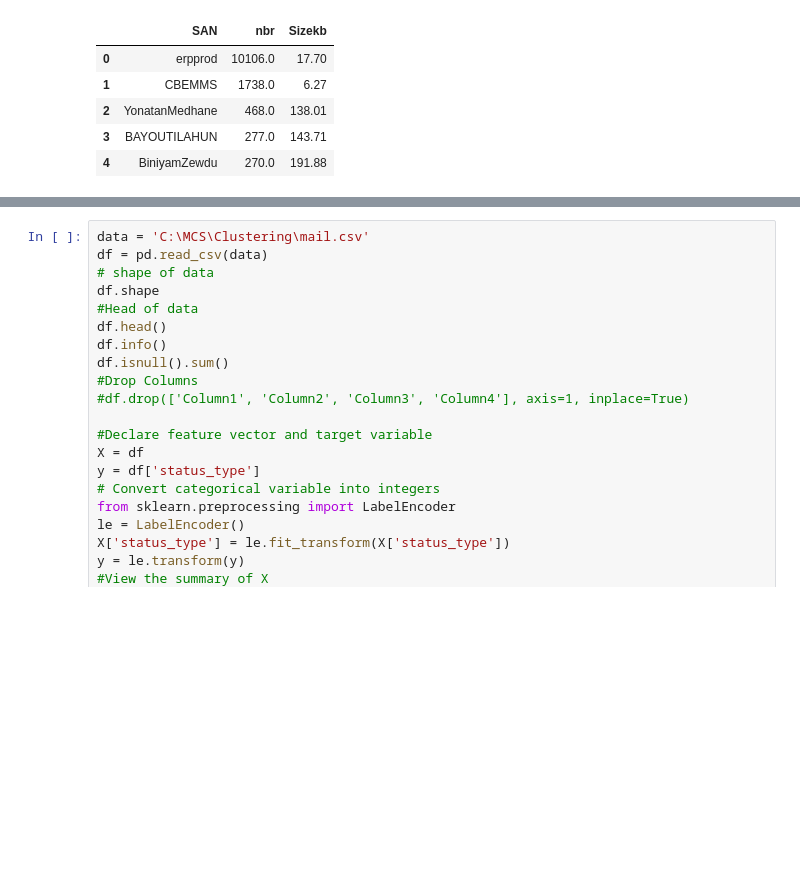
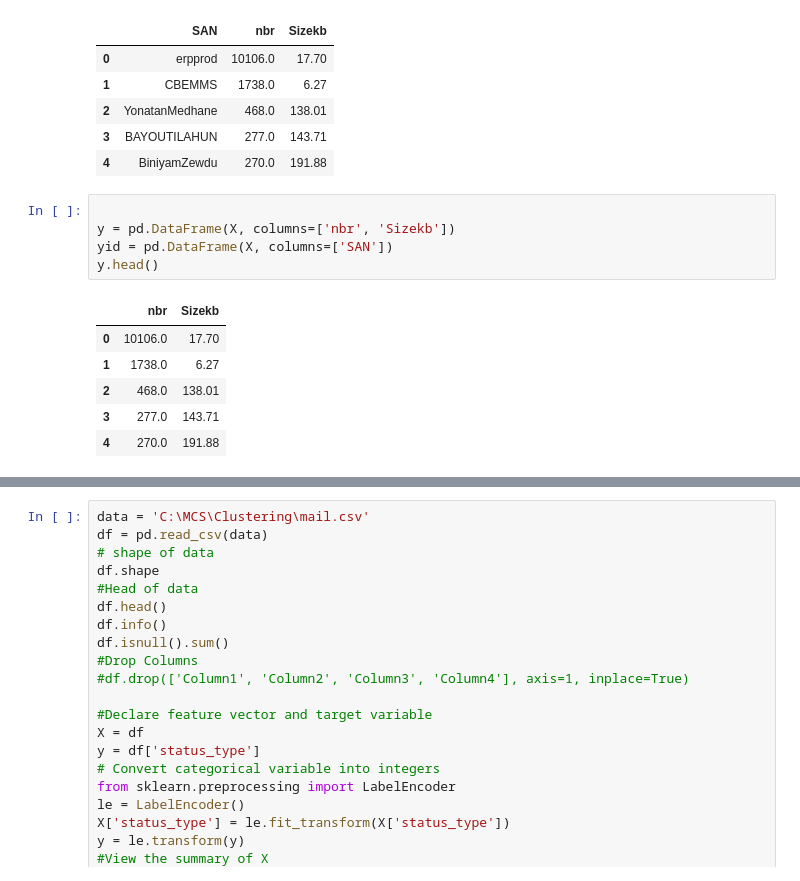
Before and after one commit to Widzees/Clustering, a Jupyter notebook: Clustering_v2.ipynb, the cells around one changed output, grey strips where cells are left out. Cells and saved outputs as stored; diff of their text form; blank space fills up the shorter version.

```diff
--- a/Clustering_v2.ipynb
+++ b/Clustering_v2.ipynb
@@ -82,3 +107,15 @@ Index(['SAN', 'nbr', 'Sizekb'], dtype='object')
 | 2 | YonatanMedhane | 468.0 | 138.01 |
 | 3 | BAYOUTILAHUN | 277.0 | 143.71 |
 | 4 | BiniyamZewdu | 270.0 | 191.88 |
+# %%
+
+y = pd.DataFrame(X, columns=['nbr', 'Sizekb'])
+yid = pd.DataFrame(X, columns=['SAN'])
+y.head()
+# %% [output]
+|  | nbr | Sizekb |
+| 0 | 10106.0 | 17.70 |
+| 1 | 1738.0 | 6.27 |
+| 2 | 468.0 | 138.01 |
+| 3 | 277.0 | 143.71 |
+| 4 | 270.0 | 191.88 |
```
Also changed, not shown: parts of 18 cells of this notebook.
